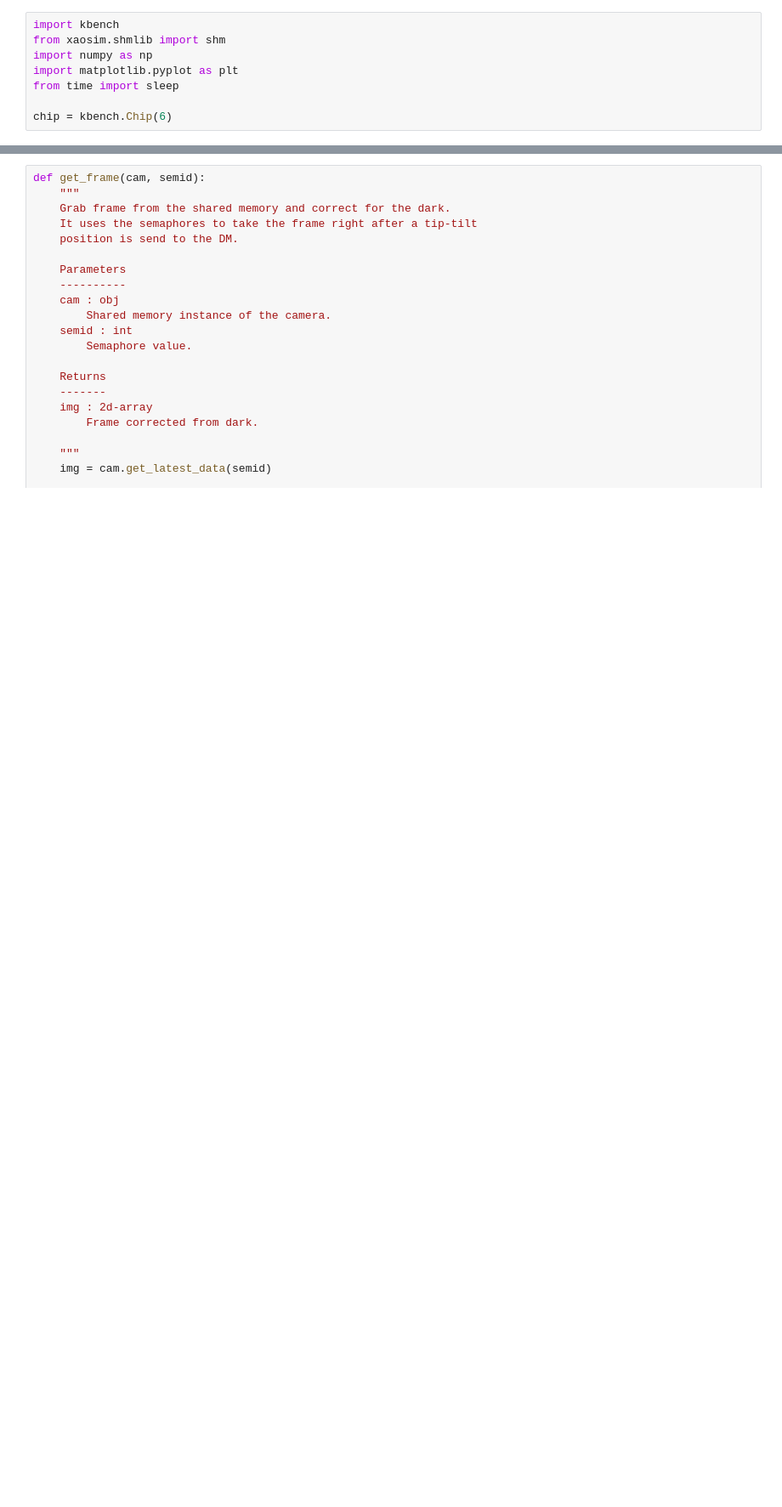
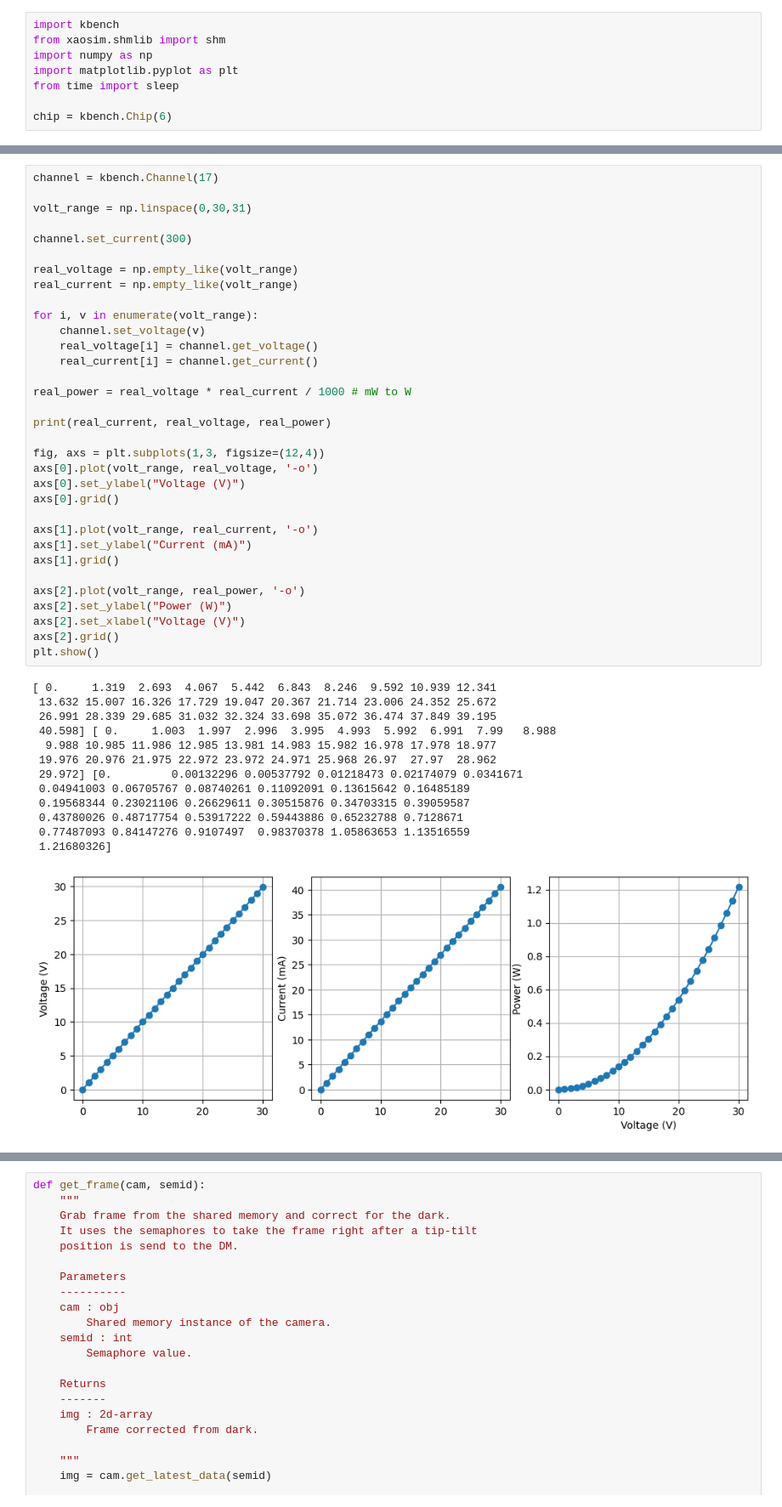
Before and after one commit to VForiel/PHOBos, a Jupyter notebook: lab_tests.ipynb, the cells around one changed output, grey strips where cells are left out. Shown at 85% size. Saved outputs shown, nothing was run; the diff lists cells and outputs as text; blank space fills up the shorter version.

```diff
--- a/lab_tests.ipynb
+++ b/lab_tests.ipynb
@@ -27,0 +30,47 @@ chip.send_command(f"CH:{channel}:VAL?")
+# %%
+channel = kbench.Channel(17)
+
+volt_range = np.linspace(0,30,31)
+
+channel.set_current(300)
+
+real_voltage = np.empty_like(volt_range)
+real_current = np.empty_like(volt_range)
+
+for i, v in enumerate(volt_range):
+    channel.set_voltage(v)
+    real_voltage[i] = channel.get_voltage()
+    real_current[i] = channel.get_current()
+
+real_power = real_voltage * real_current / 1000 # mW to W
+
+print(real_current, real_voltage, real_power)
+
+fig, axs = plt.subplots(1,3, figsize=(12,4))
+axs[0].plot(volt_range, real_voltage, '-o')
+axs[0].set_ylabel("Voltage (V)")
+axs[0].grid()
+
+axs[1].plot(volt_range, real_current, '-o')
+axs[1].set_ylabel("Current (mA)")
+axs[1].grid()
+
+axs[2].plot(volt_range, real_power, '-o')
+axs[2].set_ylabel("Power (W)")
+axs[2].set_xlabel("Voltage (V)")
+axs[2].grid()
+plt.show()
+# %% [output]
+[ 0.     1.319  2.693  4.067  5.442  6.843  8.246  9.592 10.939 12.341
+ 13.632 15.007 16.326 17.729 19.047 20.367 21.714 23.006 24.352 25.672
+ 26.991 28.339 29.685 31.032 32.324 33.698 35.072 36.474 37.849 39.195
+ 40.598] [ 0.     1.003  1.997  2.996  3.995  4.993  5.992  6.991  7.99   8.988
+  9.988 10.985 11.986 12.985 13.981 14.983 15.982 16.978 17.978 18.977
+ 19.976 20.976 21.975 22.972 23.972 24.971 25.968 26.97  27.97  28.962
+ 29.972] [0.         0.00132296 0.00537792 0.01218473 0.02174079 0.0341671
+ 0.04941003 0.06705767 0.08740261 0.11092091 0.13615642 0.16485189
+ 0.19568344 0.23021106 0.26629611 0.30515876 0.34703315 0.39059587
+ 0.43780026 0.48717754 0.53917222 0.59443886 0.65232788 0.7128671
+ 0.77487093 0.84147276 0.9107497  0.98370378 1.05863653 1.13516559
+ 1.21680326]
+[figure, added]
```
Also changed, not shown: parts of 10 cells of this notebook, 3 other files.
